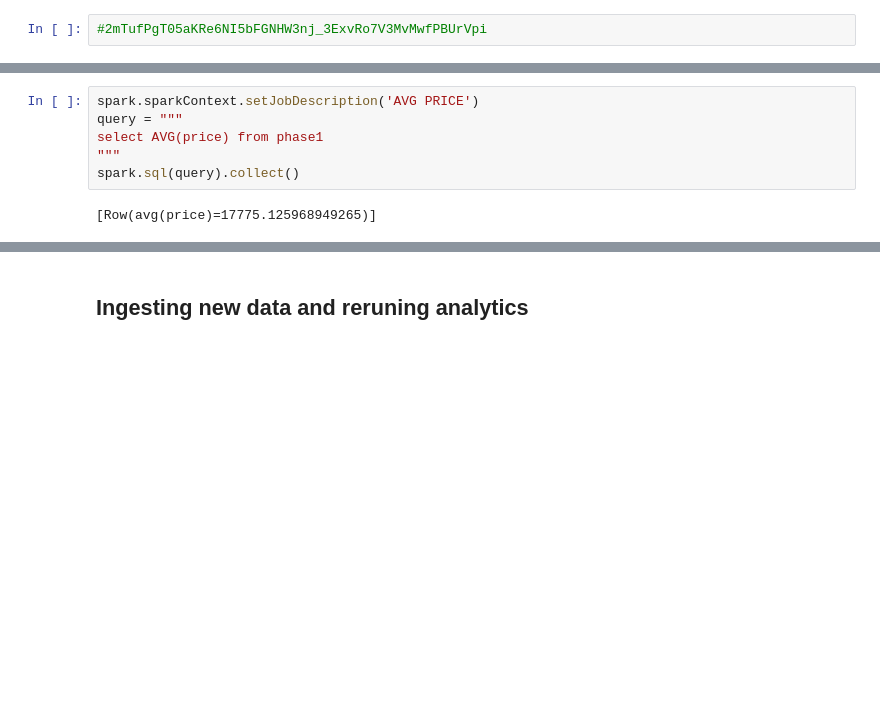
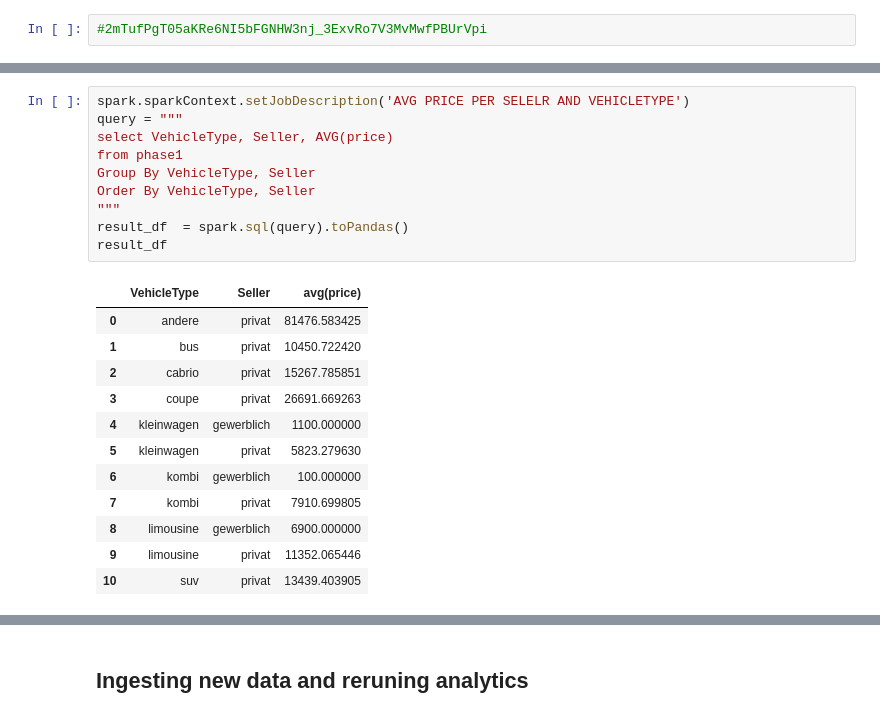
Before and after one commit to dbenayoun/IASD, a Jupyter notebook: Copie_de_[Students]EMIASD_Promo5_DeltaLake_usecase.ipynb, the cells around one changed output, grey strips where cells are left out. Saved outputs shown, nothing was run; the diff lists cells and outputs as text; blank space fills up the shorter version.

```diff
--- a/Copie_de_[Students]EMIASD_Promo5_DeltaLake_usecase.ipynb
+++ b/Copie_de_[Students]EMIASD_Promo5_DeltaLake_usecase.ipynb
@@ -378,8 +396,23 @@ WARNING:pyngrok.process.ngrok:t=2024-10-17T18:33:28+0000 lvl=warn msg="can't bin
 # %%
-spark.sparkContext.setJobDescription('AVG PRICE')
+spark.sparkContext.setJobDescription('AVG PRICE PER SELELR AND VEHICLETYPE')
 query = """
-select AVG(price) from phase1
+select VehicleType, Seller, AVG(price)
+from phase1
+Group By VehicleType, Seller
+Order By VehicleType, Seller
 """
-spark.sql(query).collect()
+result_df  = spark.sql(query).toPandas()
+result_df
 # %% [output]
-[Row(avg(price)=17775.125968949265)]
+|  | VehicleType | Seller | avg(price) |
+| 0 | andere | privat | 81476.583425 |
+| 1 | bus | privat | 10450.722420 |
+| 2 | cabrio | privat | 15267.785851 |
+| 3 | coupe | privat | 26691.669263 |
+| 4 | kleinwagen | gewerblich | 1100.000000 |
+| 5 | kleinwagen | privat | 5823.279630 |
+| 6 | kombi | gewerblich | 100.000000 |
+| 7 | kombi | privat | 7910.699805 |
+| 8 | limousine | gewerblich | 6900.000000 |
+| 9 | limousine | privat | 11352.065446 |
+| 10 | suv | privat | 13439.403905 |
```
Also changed, not shown: parts of 14 cells of this notebook.
